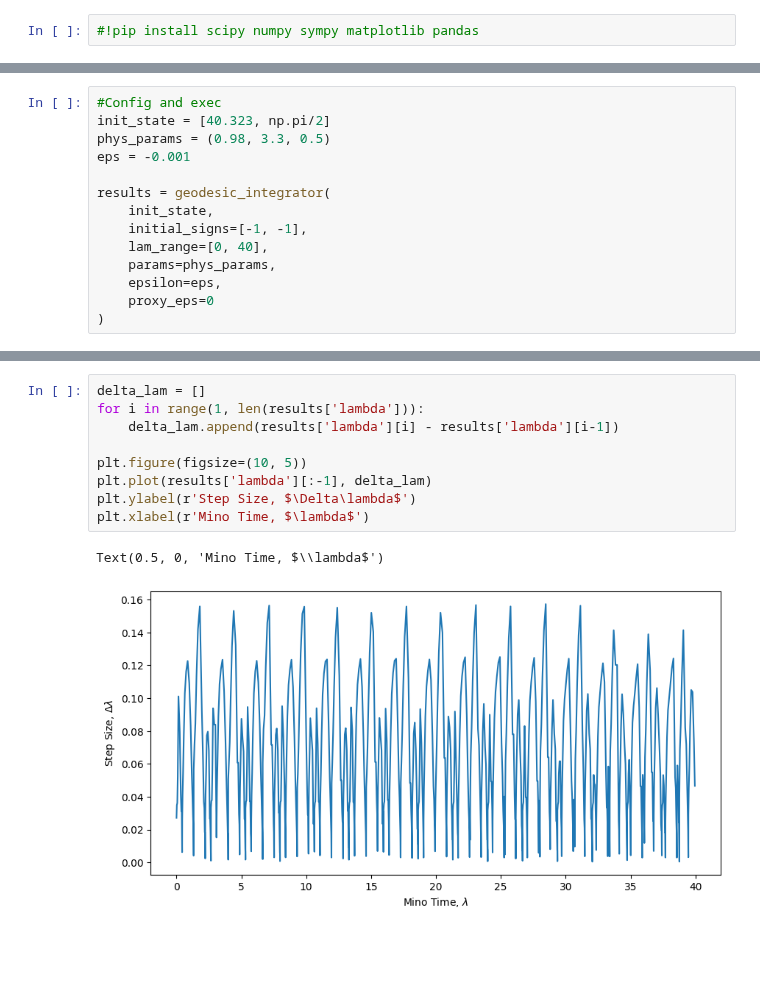
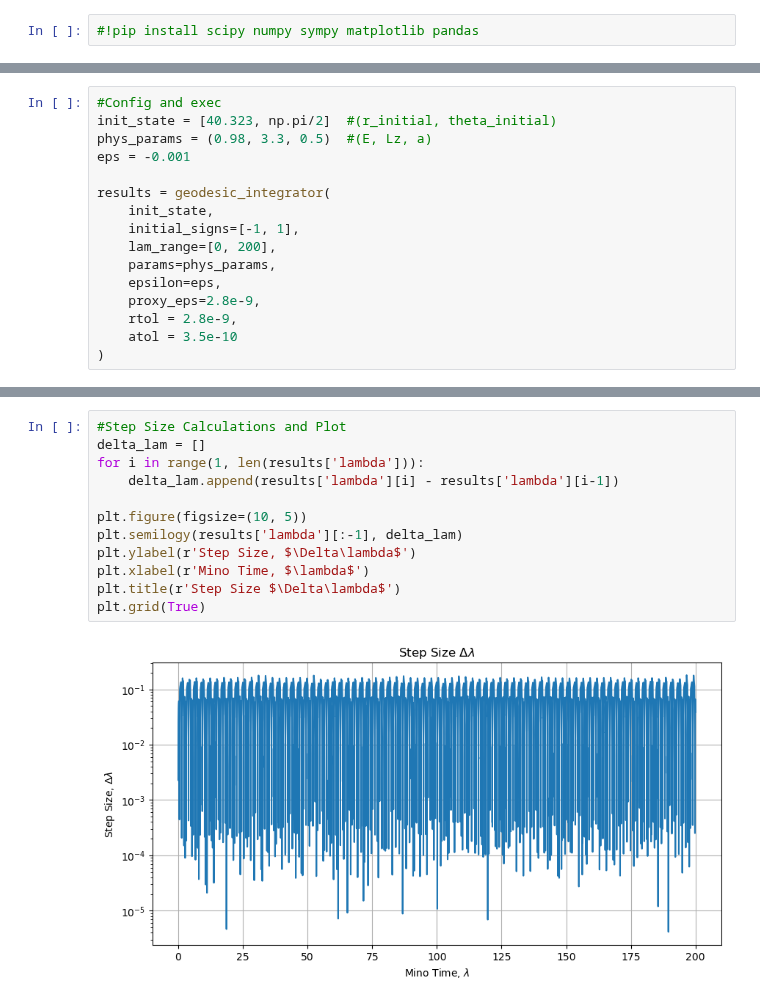
Before and after one commit to orion0042/Kerr-Geodesics, a Jupyter notebook: full-perturbed.ipynb, the cells around one changed output, grey strips where cells are left out. Saved outputs shown, nothing was run; the diff lists cells and outputs as text; blank space fills up the shorter version.

```diff
--- a/full-perturbed.ipynb
+++ b/full-perturbed.ipynb
@@ -191,17 +298,19 @@ def geodesic_integrator(initial_state, initial_signs, lam_range, params, epsilon
     }
 # %%
 #Config and exec
-init_state = [40.323, np.pi/2]
-phys_params = (0.98, 3.3, 0.5)
+init_state = [40.323, np.pi/2]  #(r_initial, theta_initial)
+phys_params = (0.98, 3.3, 0.5)  #(E, Lz, a)
 eps = -0.001
 
 results = geodesic_integrator(
     init_state,
-    initial_signs=[-1, -1],
-    lam_range=[0, 40],
+    initial_signs=[-1, 1],
+    lam_range=[0, 200],
     params=phys_params,
     epsilon=eps,
-    proxy_eps=0
+    proxy_eps=2.8e-9,
+    rtol = 2.8e-9,
+    atol = 3.5e-10
 )
 # %%
 # Data Processing
@@ -248,13 +344,15 @@ df.to_csv('data.csv', index=False)
 # %%
+#Step Size Calculations and Plot
 delta_lam = []
 for i in range(1, len(results['lambda'])):
     delta_lam.append(results['lambda'][i] - results['lambda'][i-1])
 
 plt.figure(figsize=(10, 5))
-plt.plot(results['lambda'][:-1], delta_lam)
+plt.semilogy(results['lambda'][:-1], delta_lam)
 plt.ylabel(r'Step Size, $\Delta\lambda$')
 plt.xlabel(r'Mino Time, $\lambda$')
+plt.title(r'Step Size $\Delta\lambda$')
+plt.grid(True)
 # %% [output]
-Text(0.5, 0, 'Mino Time, $\\lambda$')
-[figure, old version]
+[figure, new version]
 # %%
```
Also changed, not shown: parts of 13 cells of this notebook, 2 other files.
